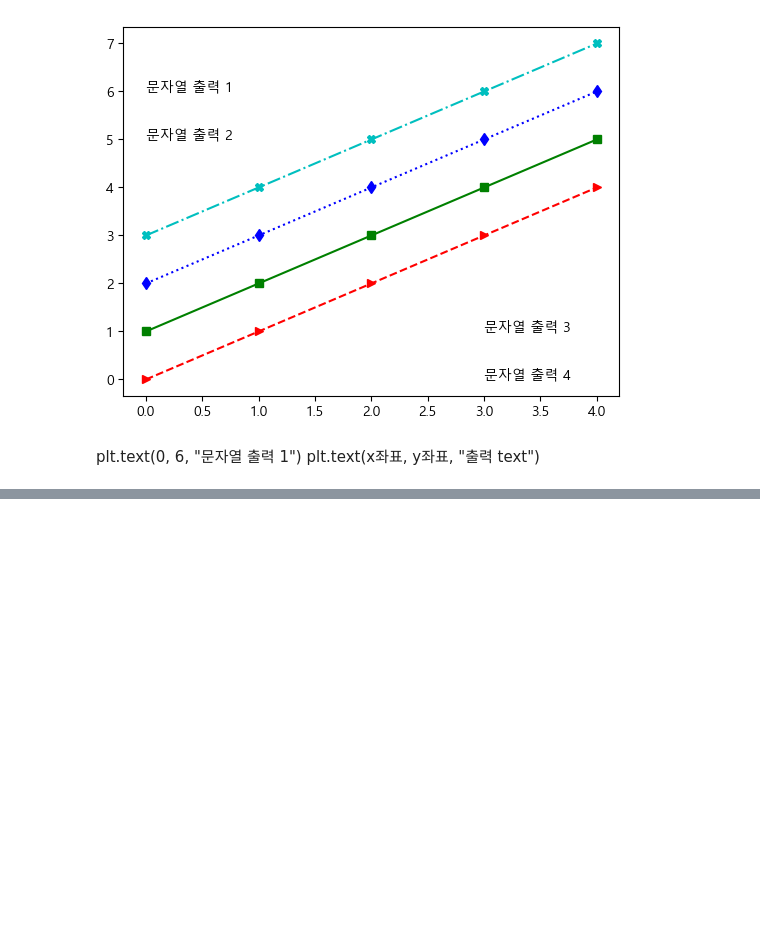
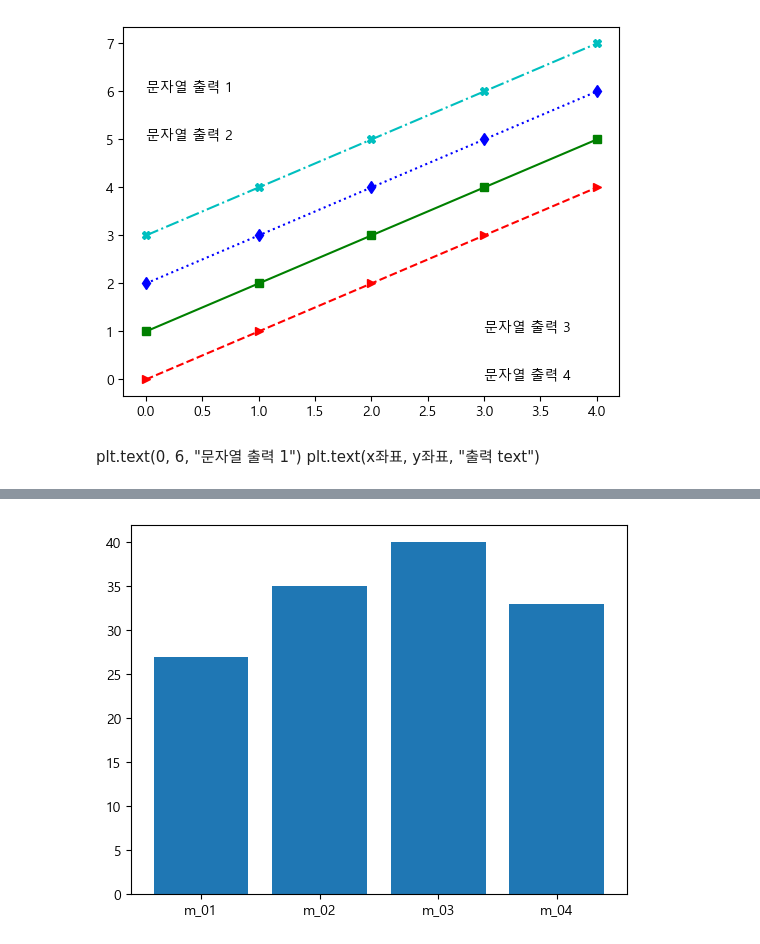
Before and after one commit to HJ1510/big-data, a Jupyter notebook: python/Matplotlib.ipynb, the cells around one changed output, grey strips where cells are left out. Saved outputs shown, nothing was run; the diff lists cells and outputs as text; code cells hidden in the pictures; blank space fills up the shorter version.

```diff
--- a/python/Matplotlib.ipynb
+++ b/python/Matplotlib.ipynb
@@ -255,0 +311,5 @@ plt.text(0, 6, "문자열 출력 1") plt.text(x좌표, y좌표, "출력 text")
+# %%
+plt.bar(index, before_ex, tick_label = member_IDs) # bar(x,y)에서 x=index, height=before_ex 로 지정
+plt.show()
+# %% [output]
+[figure, added]
```
Also changed, not shown: parts of 20 cells of this notebook.
